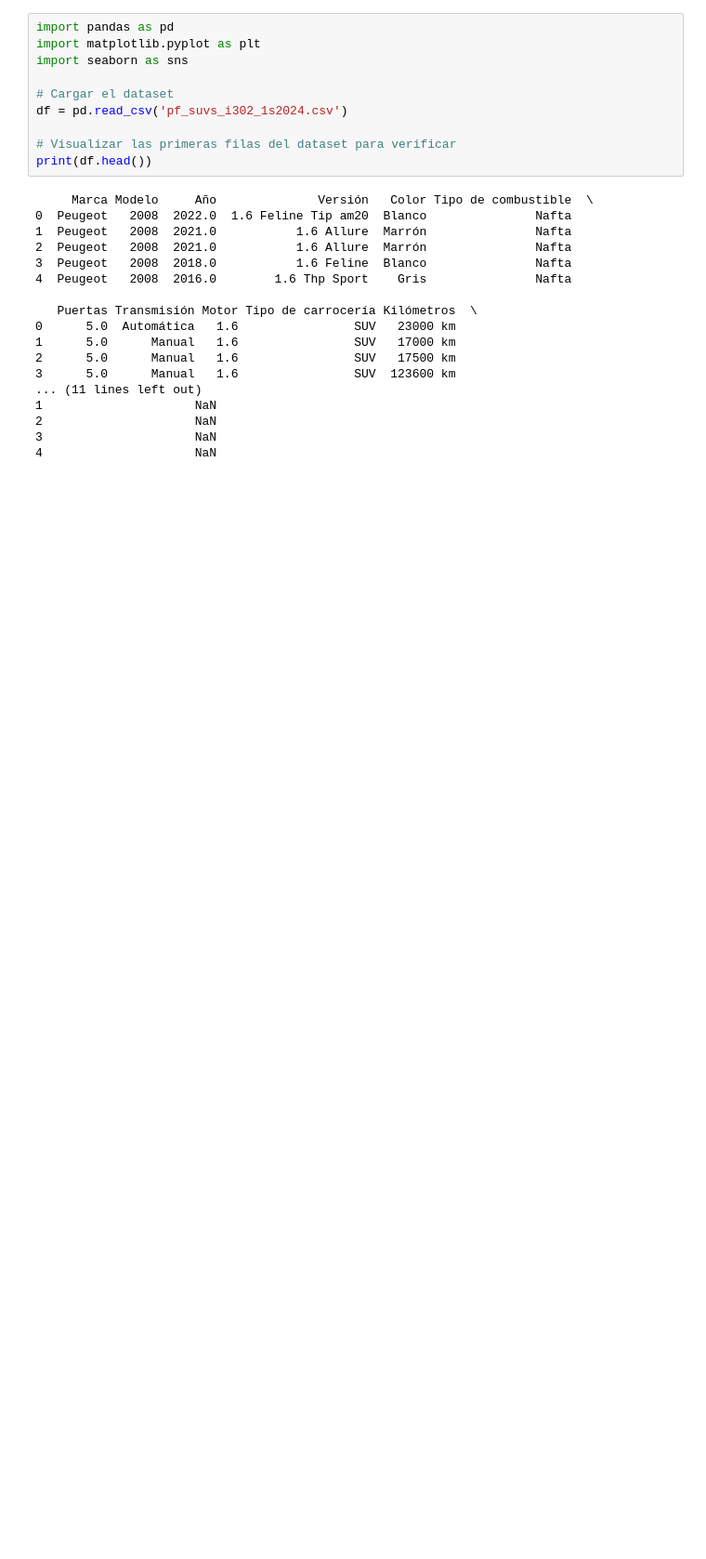
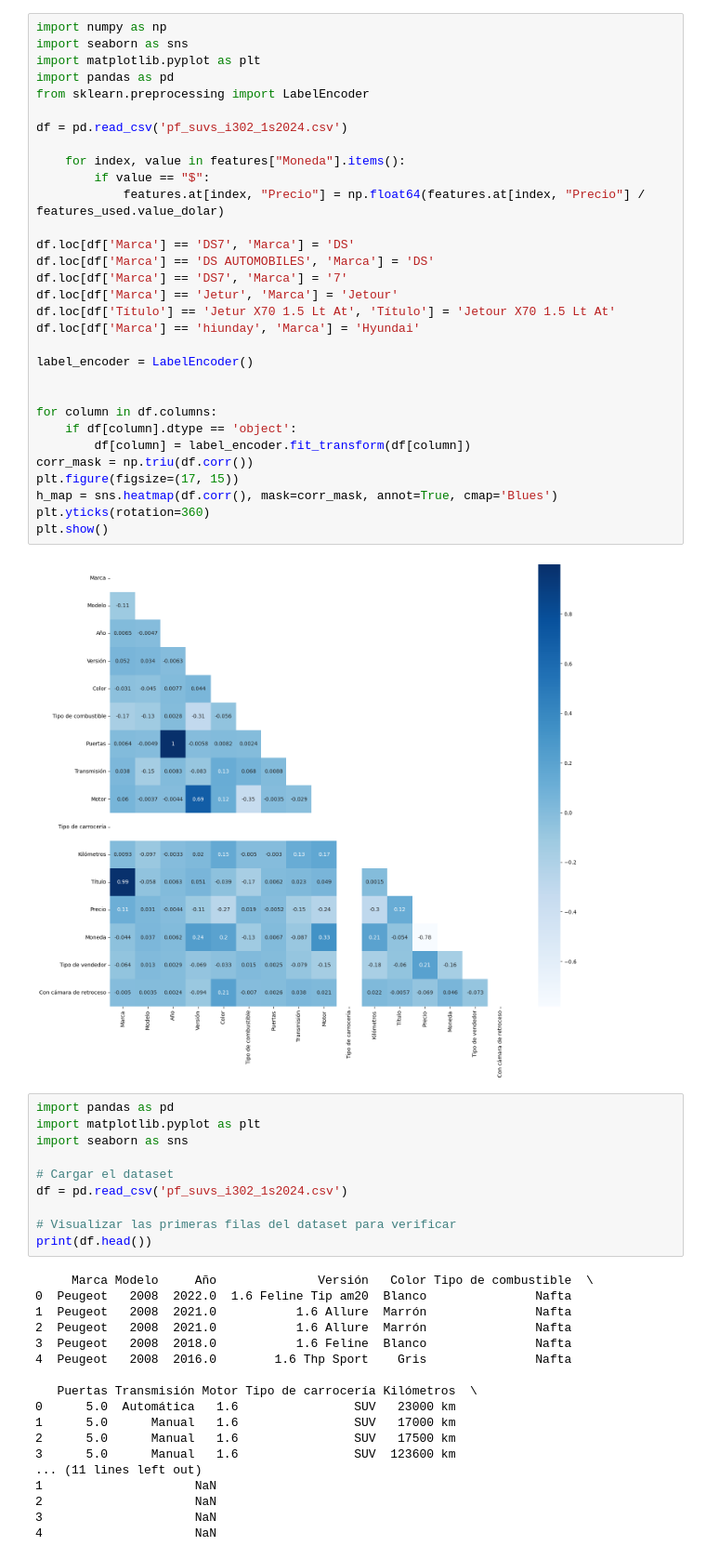
Before and after one commit to MatiAntezana/Model-Automatization-CarSales, a Jupyter notebook: dataset/show.ipynb, the cells around one changed output. Shown at 93% size. Saved outputs shown, nothing was run; the diff lists cells and outputs as text; blank space fills up the shorter version.

```diff
--- a/dataset/show.ipynb
+++ b/dataset/show.ipynb
@@ -1,3 +35,36 @@
+# %%
+import numpy as np
+import seaborn as sns
+import matplotlib.pyplot as plt
+import pandas as pd
+from sklearn.preprocessing import LabelEncoder
+
+df = pd.read_csv('pf_suvs_i302_1s2024.csv')
+
+    for index, value in features["Moneda"].items():
+        if value == "$":
+            features.at[index, "Precio"] = np.float64(features.at[index, "Precio"] / features_used.value_dolar)
+
+df.loc[df['Marca'] == 'DS7', 'Marca'] = 'DS'
+df.loc[df['Marca'] == 'DS AUTOMOBILES', 'Marca'] = 'DS'
+df.loc[df['Marca'] == 'DS7', 'Marca'] = '7'
+df.loc[df['Marca'] == 'Jetur', 'Marca'] = 'Jetour'
+df.loc[df['Título'] == 'Jetur X70 1.5 Lt At', 'Título'] = 'Jetour X70 1.5 Lt At'
+df.loc[df['Marca'] == 'hiunday', 'Marca'] = 'Hyundai'
+
+label_encoder = LabelEncoder()
+
+
+for column in df.columns:
+    if df[column].dtype == 'object':
+        df[column] = label_encoder.fit_transform(df[column])
+corr_mask = np.triu(df.corr())
+plt.figure(figsize=(17, 15))
+h_map = sns.heatmap(df.corr(), mask=corr_mask, annot=True, cmap='Blues')
+plt.yticks(rotation=360)
+plt.show()
+# %% [output]
+[figure, added]
 # %%
 import pandas as pd
 import matplotlib.pyplot as plt
```
Also changed, not shown: parts of 3 cells of this notebook, 33 other files.
